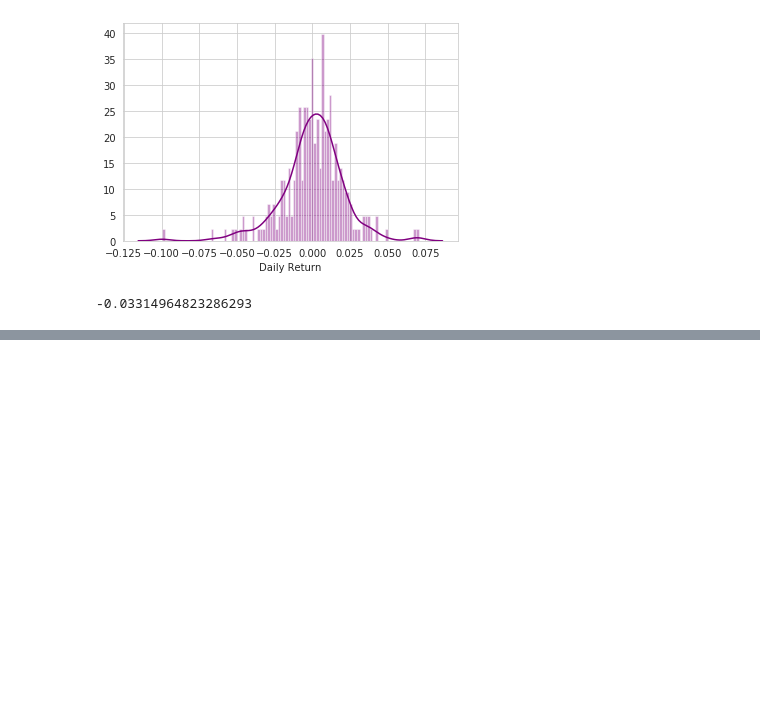
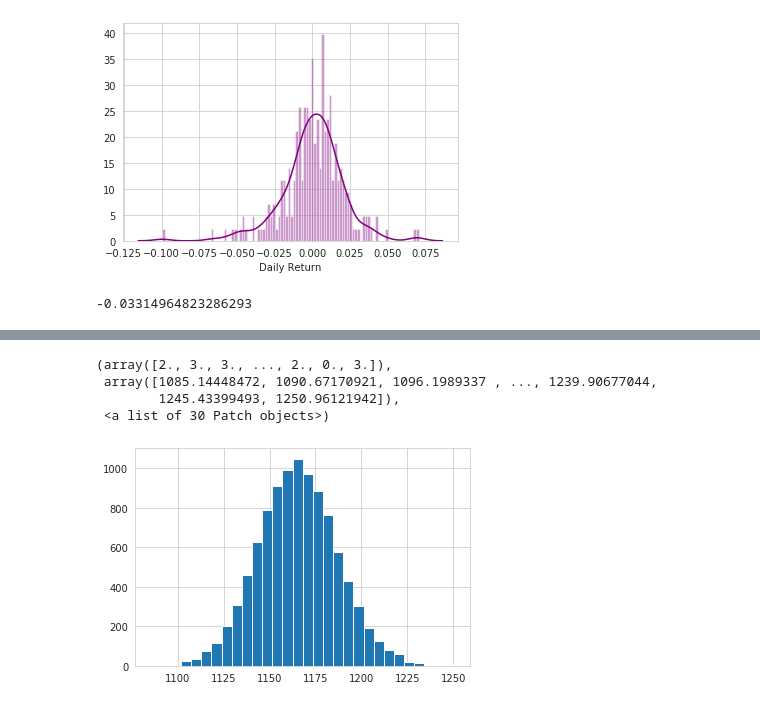
Before and after one commit to ducksfrogs/udemy_dataAna_py, a Jupyter notebook: 50thouzand_py/kabuka.ipynb, the cells around one changed output, grey strips where cells are left out. Drawn from its saved outputs; the diff is of its cells as text; code cells hidden in the pictures; blank space fills up the shorter version.

```diff
--- a/50thouzand_py/kabuka.ipynb
+++ b/50thouzand_py/kabuka.ipynb
@@ -201,0 +248,8 @@ rets['AAPL'].quantile(0.05)
+# %%
+plt.hist(simlations, bins=30)
+# %% [output]
+(array([2., 3., 3., ..., 2., 0., 3.]),
+ array([1085.14448472, 1090.67170921, 1096.1989337 , ..., 1239.90677044,
+        1245.43399493, 1250.96121942]),
+ <a list of 30 Patch objects>)
+[figure, added]
```
Also changed, not shown: parts of 5 cells of this notebook.
